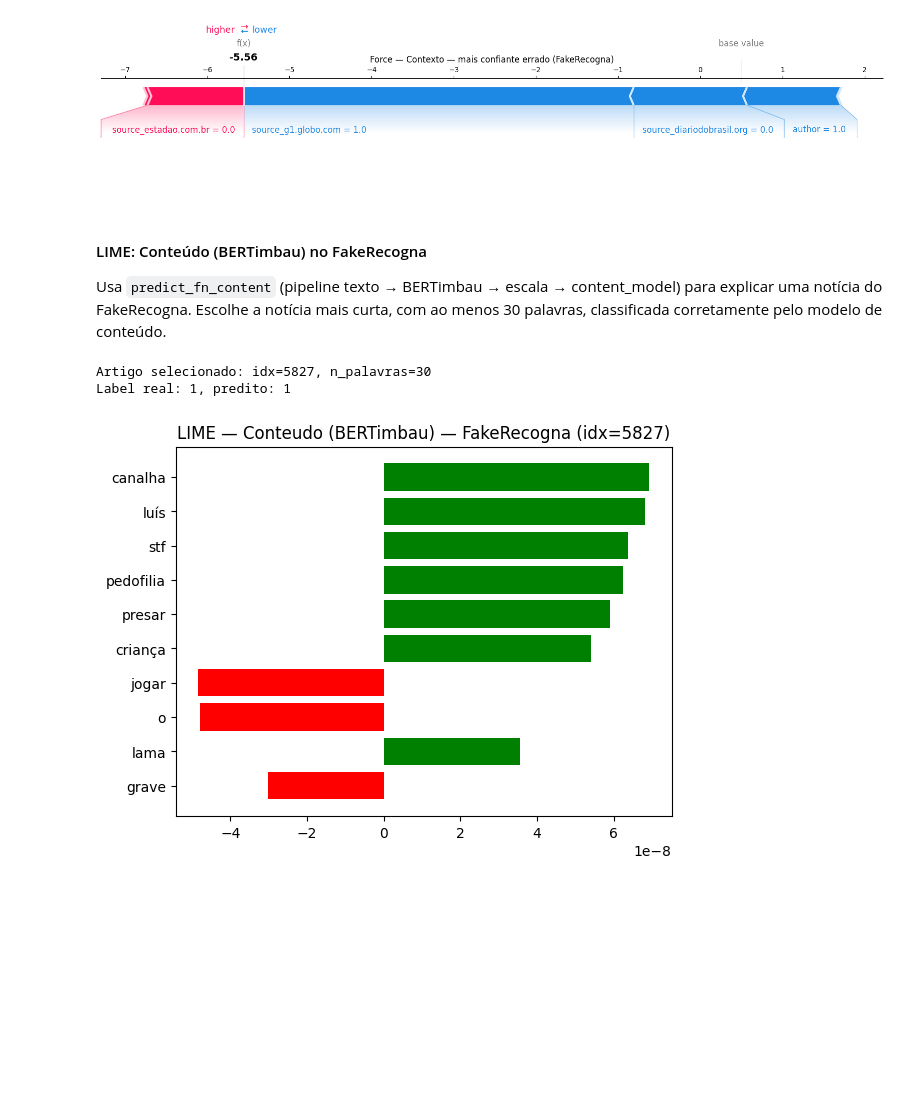
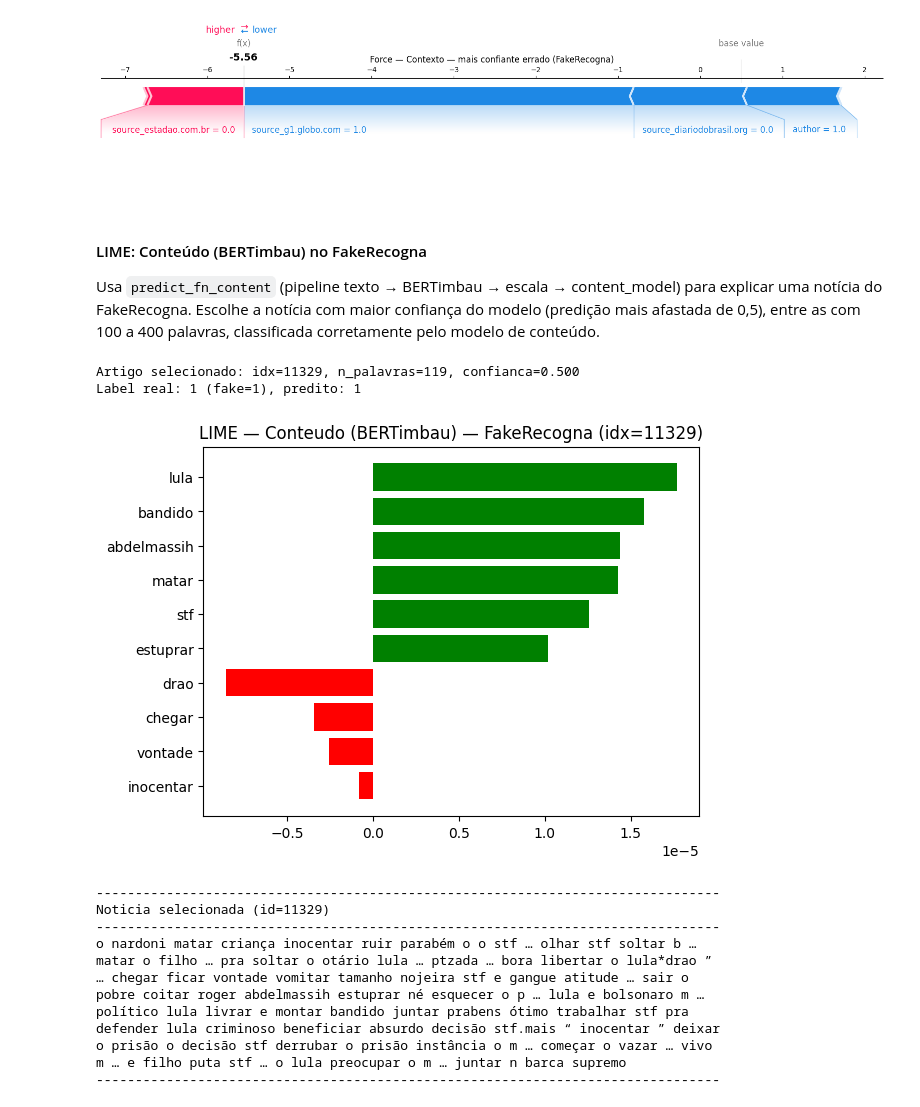
Before and after one commit to murilotrassi/projeto-pln-seminario-2, a Jupyter notebook: Detector_Fake_News_BR-embeddings.ipynb, the cells around one changed output. Saved outputs shown, nothing was run; the diff lists cells and outputs as text; code cells hidden in the pictures; blank space fills up the shorter version.

```diff
--- a/Detector_Fake_News_BR-embeddings.ipynb
+++ b/Detector_Fake_News_BR-embeddings.ipynb
@@ -725,8 +746,20 @@ id_noticia=1150, n_palavras=9
 # %%
+# Refit defensivo: garante content_model com features de embedding (768 dims)
+# antes do LIME — outra celula pode ter refitado o mesmo objeto com context features.
+content_model.fit(X_train_content, y_train_content)
+
 explicacao_content = explainer_content_lime.explain_instance(
-    texto_exemplo_content, predict_fn_content, num_features=10, num_samples=500
+    texto_exemplo_content, predict_fn_content, num_features=15, num_samples=5000
 )
 explicacao_content.as_pyplot_figure()
 plt.savefig(f'figures/figures_embeddings/lime_content_{id_exemplo_content}.pdf')
 plt.show()
+
+
+import textwrap
+print("-" * 80)
+print(f"Noticia selecionada (id={id_exemplo_content})")
+print("-" * 80)
+print(textwrap.fill(texto_exemplo_content, width=80))
+print("-" * 80)
 # %% [output]
@@ -1169,39 +1260,67 @@ for idx, rotulo in [
 # %% [markdown]
 #### LIME: Conteúdo (BERTimbau) no FakeRecogna
 
-Usa `predict_fn_content` (pipeline texto → BERTimbau → escala → content_model) para explicar uma notícia do FakeRecogna. Escolhe a notícia mais curta, com ao menos 30 palavras, classificada corretamente pelo modelo de conteúdo.
+Usa `predict_fn_content` (pipeline texto → BERTimbau → escala → content_model) para explicar uma notícia do FakeRecogna. Escolhe a notícia com maior confiança do modelo (predição mais afastada de 0,5), entre as com 100 a 400 palavras, classificada corretamente pelo modelo de conteúdo.
 # %%
 from lime.lime_text import LimeTextExplainer
 
 # Refit content_model com features corretas antes de predict_fn_content
 # (context_model.fit acima pode ter corrompido o objeto se forem o mesmo)
 content_model.fit(X_train_content, y_train_content)
 
 proba_fr_c   = _proba_class1(content_model, X_fr_content)
 pred_fr_c    = (proba_fr_c >= 0.5).astype(int)
 
 df_fr_cands_c = df_fr[['noticia']].copy()
 df_fr_cands_c['n_palavras'] = df_fr_cands_c['noticia'].str.split().apply(len)
 df_fr_cands_c['correto']    = (pred_fr_c == y_fr_arr).astype(int)
-df_fr_cands_c = df_fr_cands_c[(df_fr_cands_c['correto'] == 1) & (df_fr_cands_c['n_palavras'] >= 30)].sort_values('n_palavras')
+# Verdadeiros positivos: noticia fake (label=1) corretamente classificada como fake (pred=1)
+df_fr_cands_c = df_fr_cands_c[
+    (df_fr_cands_c['correto'] == 1) &
+    (df_fr_cands_c['n_palavras'] >= 100) &
+    (df_fr_cands_c['n_palavras'] <= 400) &
+    (y_fr.loc[df_fr_cands_c.index] == 1)
+].copy()
+df_fr_cands_c['confianca'] = (pd.Series(proba_fr_c, index=df_fr.index).loc[df_fr_cands_c.index] - 0.5).abs()
+df_fr_cands_c = df_fr_cands_c.sort_values('confianca', ascending=False)
 
 idx_fr_content   = df_fr_cands_c.index[0]
 texto_fr_content = df_fr_cands_c.iloc[0]['noticia']
-print(f'Artigo selecionado: idx={idx_fr_content}, n_palavras={df_fr_cands_c.iloc[0]["n_palavras"]}')
-print(f'Label real: {y_fr.loc[idx_fr_content]}, predito: {pred_fr_c[idx_fr_content]}')
+print(f'Artigo selecionado: idx={idx_fr_content}, n_palavras={df_fr_cands_c.iloc[0]["n_palavras"]}, confianca={df_fr_cands_c.iloc[0]["confianca"]:.3f}')
+print(f'Label real: {y_fr.loc[idx_fr_content]} (fake=1), predito: {pred_fr_c[idx_fr_content]}')
 
-explainer_fr_c = LimeTextExplainer(class_names=['true', 'fake'])
+explainer_fr_c = LimeTextExplainer(class_names=['true', 'fake'],
+                            split_expression=_lime_tokenizer)
 explicacao_fr_c = explainer_fr_c.explain_instance(
     texto_fr_content, predict_fn_content, num_features=10, num_samples=500
 )
 explicacao_fr_c.as_pyplot_figure()
 plt.title(f'LIME — Conteudo (BERTimbau) — FakeRecogna (idx={idx_fr_content})')
 plt.savefig(f'figures/figures_embeddings/lime_content_fakerecogna_{idx_fr_content}.pdf', bbox_inches='tight')
 plt.show()
+
+import textwrap
+print("-" * 80)
+print(f"Noticia selecionada (id={idx_fr_content})")
+print("-" * 80)
+print(textwrap.fill(texto_fr_content, width=80))
+print("-" * 80)
 # %% [output]
-Artigo selecionado: idx=5827, n_palavras=30
-Label real: 1, predito: 1
+Artigo selecionado: idx=11329, n_palavras=119, confianca=0.500
+Label real: 1 (fake=1), predito: 1
-[figure, old version]
+[figure, new version]
+--------------------------------------------------------------------------------
+Noticia selecionada (id=11329)
+--------------------------------------------------------------------------------
+o nardoni matar criança inocentar ruir parabém o o stf … olhar stf soltar b …
+matar o filho … pra soltar o otário lula … ptzada … bora libertar o lula*drao ”
+… chegar ficar vontade vomitar tamanho nojeira stf e gangue atitude … sair o
+pobre coitar roger abdelmassih estuprar né esquecer o p … lula e bolsonaro m …
+político lula livrar e montar bandido juntar prabens ótimo trabalhar stf pra
+defender lula criminoso beneficiar absurdo decisão stf.mais “ inocentar ” deixar
+o prisão o decisão stf derrubar o prisão instância o m … começar o vazar … vivo
+m … e filho puta stf … o lula preocupar o m … juntar n barca supremo
+--------------------------------------------------------------------------------
 # %% [markdown]
 #### LIME — Conteúdo + Contexto no FakeRecogna
 
```
Also changed, not shown: parts of 12 cells of this notebook.
